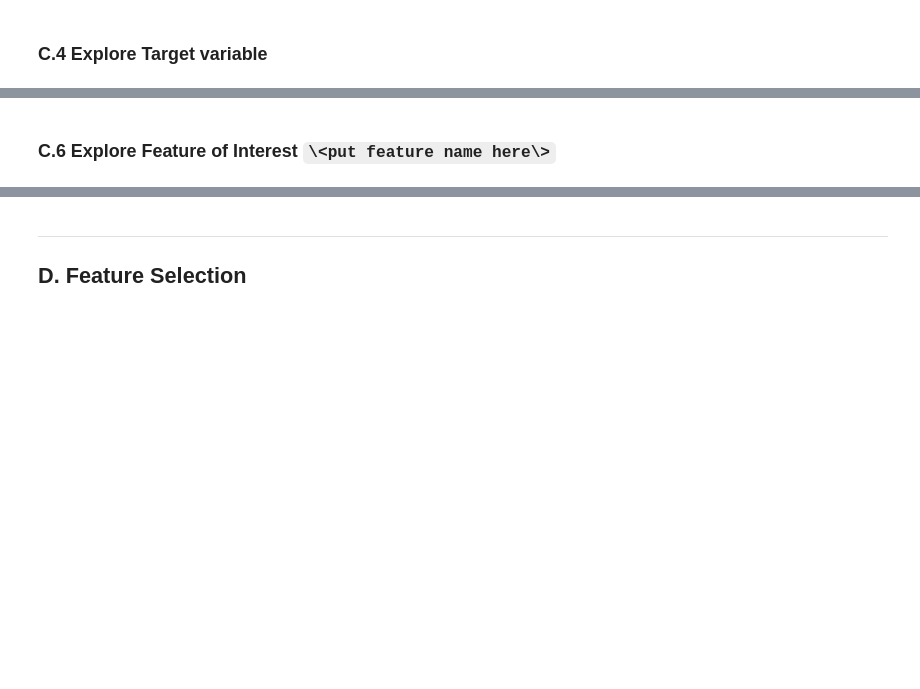
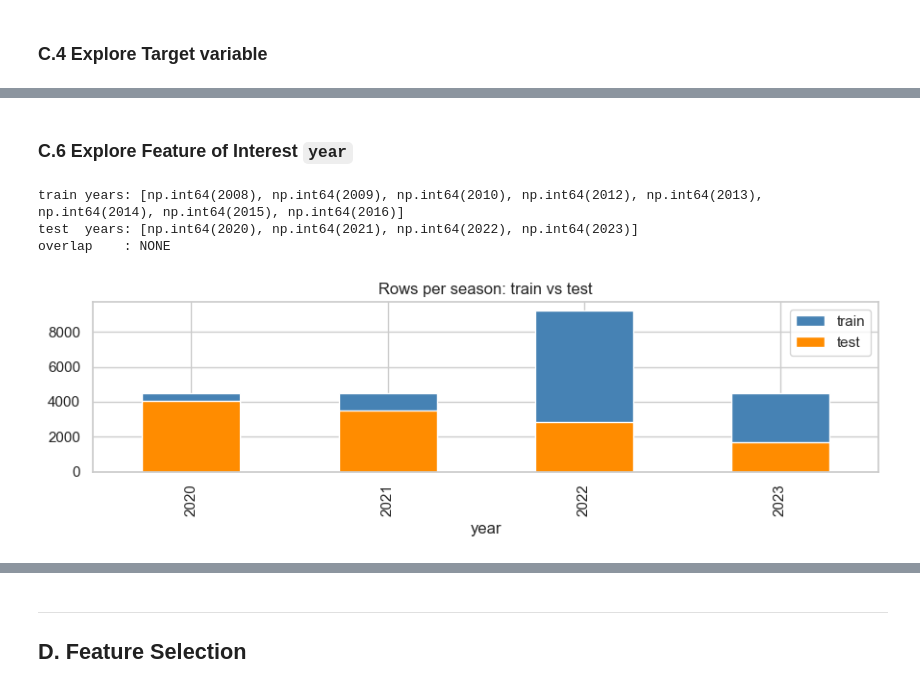
Before and after one commit to abychopda/nba-career-longevity-prediction, a Jupyter notebook: notebooks/36120-26SP-group36-26666293-AT1-experiment-1.ipynb, the cells around one changed output, grey strips where cells are left out. Drawn from its saved outputs; the diff is of its cells as text; code cells hidden in the pictures; blank space fills up the shorter version.

```diff
--- a/notebooks/36120-26SP-group36-26666293-AT1-experiment-1.ipynb
+++ b/notebooks/36120-26SP-group36-26666293-AT1-experiment-1.ipynb
@@ -119,2 +332,2 @@ print_tile(size="h3", key='feature_1_insights', value=feature_1_insights)
 # %% [markdown]
-### C.6 Explore Feature of Interest `\<put feature name here\>`
+### C.6 Explore Feature of Interest `year`
@@ -127,0 +334,19 @@ provide a detailed analysis on the selected feature, its distribution, limitatio
+# %%
+# <Student to fill this section>
+print("train years:", sorted(train["year"].unique()))
+print("test  years:", sorted(test["year"].unique()))
+print("overlap    :", sorted(set(train["year"]) & set(test["year"])) or "NONE")
+
+fig, ax = plt.subplots(figsize=(9, 3))
+train["year"].value_counts().sort_index().plot(kind="bar", ax=ax, color="steelblue", label="train")
+test["year"].value_counts().sort_index().plot(kind="bar", ax=ax, color="darkorange", label="test")
+ax.set_title("Rows per season: train vs test")
+ax.legend()
+plt.tight_layout()
+plt.savefig(FIGURES / "exp1_temporal_split.png", dpi=120)
+plt.show()
+# %% [output]
+train years: [np.int64(2008), np.int64(2009), np.int64(2010), np.int64(2012), np.int64(2013), np.int64(2014), np.int64(2015), np.int64(2016)]
+test  years: [np.int64(2020), np.int64(2021), np.int64(2022), np.int64(2023)]
+overlap    : NONE
+[figure, added]
```
Also changed, not shown: parts of 183 cells of this notebook, 7 other files.
